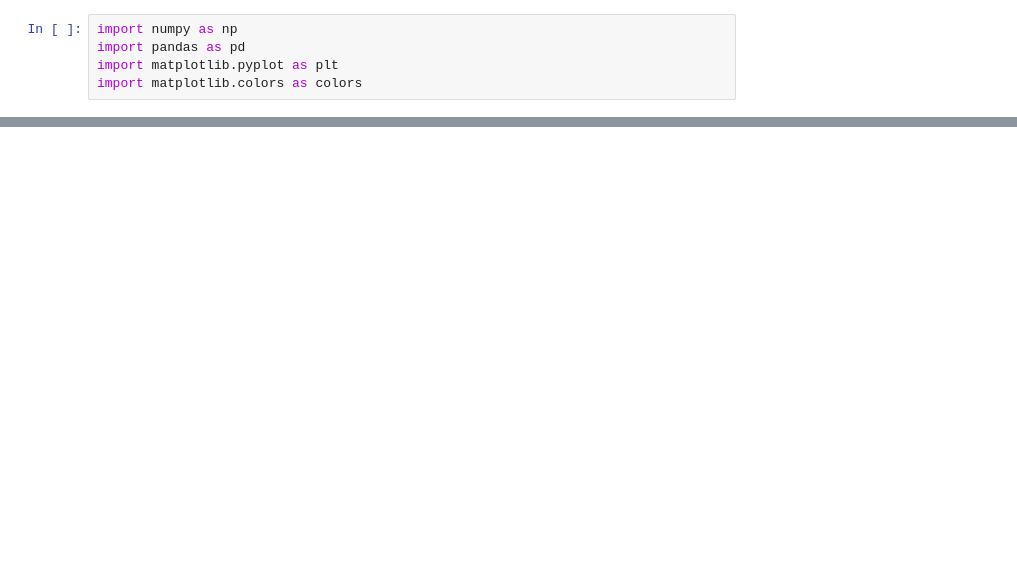
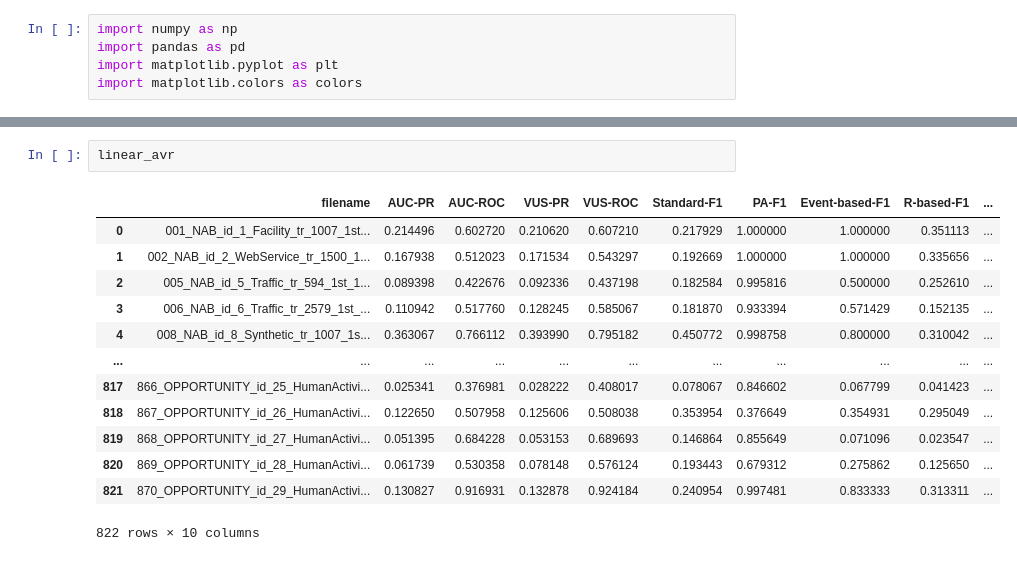
Before and after one commit to GuillaumeCld/DeepTSAD_eval, a Jupyter notebook: Untitled.ipynb, the cells around one changed output, grey strips where cells are left out. Drawn from its saved outputs; the diff is of its cells as text; blank space fills up the shorter version.

```diff
--- a/Untitled.ipynb
+++ b/Untitled.ipynb
@@ -222,3 +222,19 @@ plt.savefig("polar_heatmap.png")
+# %%
+linear_avr
+# %% [output]
+|  | filename | AUC-PR | AUC-ROC | VUS-PR | VUS-ROC | Standard-F1 | PA-F1 | Event-based-F1 | R-based-F1 | ... |
+| 0 | 001_NAB_id_1_Facility_tr_1007_1st... | 0.214496 | 0.602720 | 0.210620 | 0.607210 | 0.217929 | 1.000000 | 1.000000 | 0.351113 | ... |
+| 1 | 002_NAB_id_2_WebService_tr_1500_1... | 0.167938 | 0.512023 | 0.171534 | 0.543297 | 0.192669 | 1.000000 | 1.000000 | 0.335656 | ... |
+| 2 | 005_NAB_id_5_Traffic_tr_594_1st_1... | 0.089398 | 0.422676 | 0.092336 | 0.437198 | 0.182584 | 0.995816 | 0.500000 | 0.252610 | ... |
+| 3 | 006_NAB_id_6_Traffic_tr_2579_1st_... | 0.110942 | 0.517760 | 0.128245 | 0.585067 | 0.181870 | 0.933394 | 0.571429 | 0.152135 | ... |
+| 4 | 008_NAB_id_8_Synthetic_tr_1007_1s... | 0.363067 | 0.766112 | 0.393990 | 0.795182 | 0.450772 | 0.998758 | 0.800000 | 0.310042 | ... |
+| ... | ... | ... | ... | ... | ... | ... | ... | ... | ... | ... |
+| 817 | 866_OPPORTUNITY_id_25_HumanActivi... | 0.025341 | 0.376981 | 0.028222 | 0.408017 | 0.078067 | 0.846602 | 0.067799 | 0.041423 | ... |
+| 818 | 867_OPPORTUNITY_id_26_HumanActivi... | 0.122650 | 0.507958 | 0.125606 | 0.508038 | 0.353954 | 0.376649 | 0.354931 | 0.295049 | ... |
+| 819 | 868_OPPORTUNITY_id_27_HumanActivi... | 0.051395 | 0.684228 | 0.053153 | 0.689693 | 0.146864 | 0.855649 | 0.071096 | 0.023547 | ... |
+| 820 | 869_OPPORTUNITY_id_28_HumanActivi... | 0.061739 | 0.530358 | 0.078148 | 0.576124 | 0.193443 | 0.679312 | 0.275862 | 0.125650 | ... |
+| 821 | 870_OPPORTUNITY_id_29_HumanActivi... | 0.130827 | 0.916931 | 0.132878 | 0.924184 | 0.240954 | 0.997481 | 0.833333 | 0.313311 | ... |
+822 rows × 10 columns
 # %%
 import matplotlib.pyplot as plt
 import numpy as np
```
Also changed, not shown: parts of 7 cells of this notebook, 54 other files.
